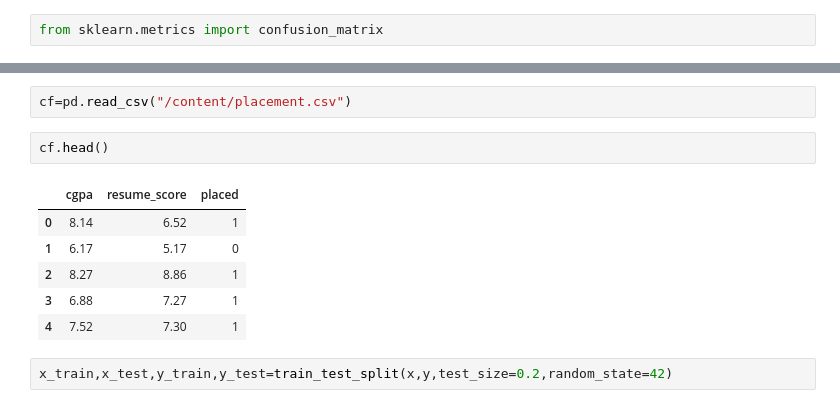
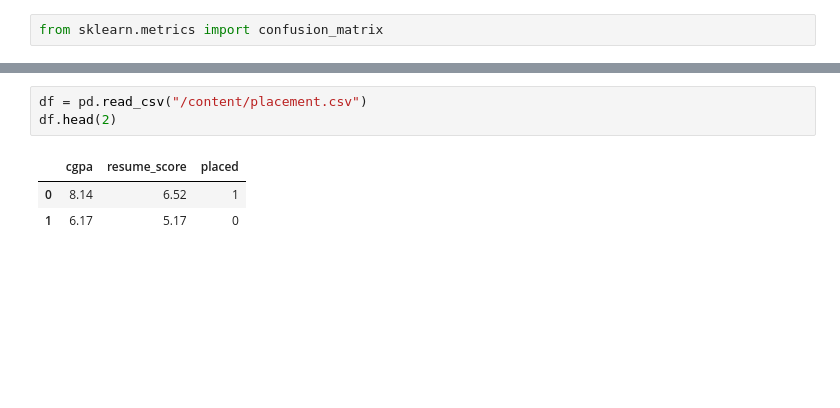
Before and after one commit to rajat459/Machne-learning, a Jupyter notebook: logistic_Regression.ipynb, the cells around one changed output, grey strips where cells are left out. Drawn from its saved outputs; the diff is of its cells as text; blank space fills up the shorter version.

```diff
--- a/logistic_Regression.ipynb
+++ b/logistic_Regression.ipynb
@@ -87,13 +74,7 @@ array([[5, 0, 0, 0, 0, 0, 0, 0],
 # %%
-cf=pd.read_csv("/content/placement.csv")
+df = pd.read_csv("/content/placement.csv")
+df.head(2)
+# %% [output]
+|  | cgpa | resume_score | placed |
+| 0 | 8.14 | 6.52 | 1 |
+| 1 | 6.17 | 5.17 | 0 |
-# %%
-cf.head()
-# %% [output]
-|  | cgpa | resume_score | placed |
-| 0 | 8.14 | 6.52 | 1 |
-| 1 | 6.17 | 5.17 | 0 |
-| 2 | 8.27 | 8.86 | 1 |
-| 3 | 6.88 | 7.27 | 1 |
-| 4 | 7.52 | 7.30 | 1 |
-# %%
-x_train,x_test,y_train,y_test=train_test_split(x,y,test_size=0.2,random_state=42)
```
Also changed, not shown: parts of 16 cells of this notebook.
